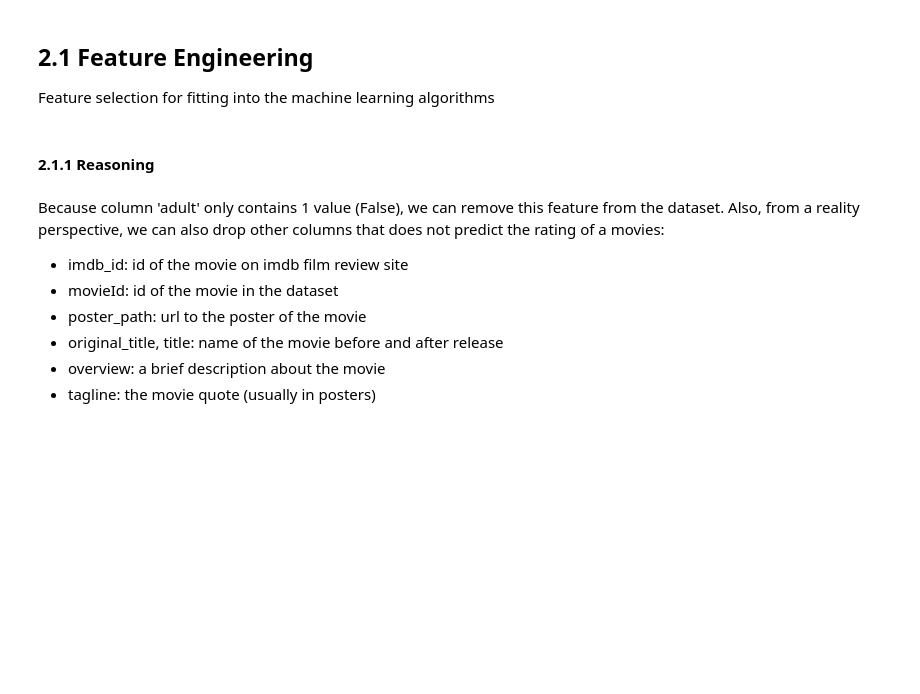
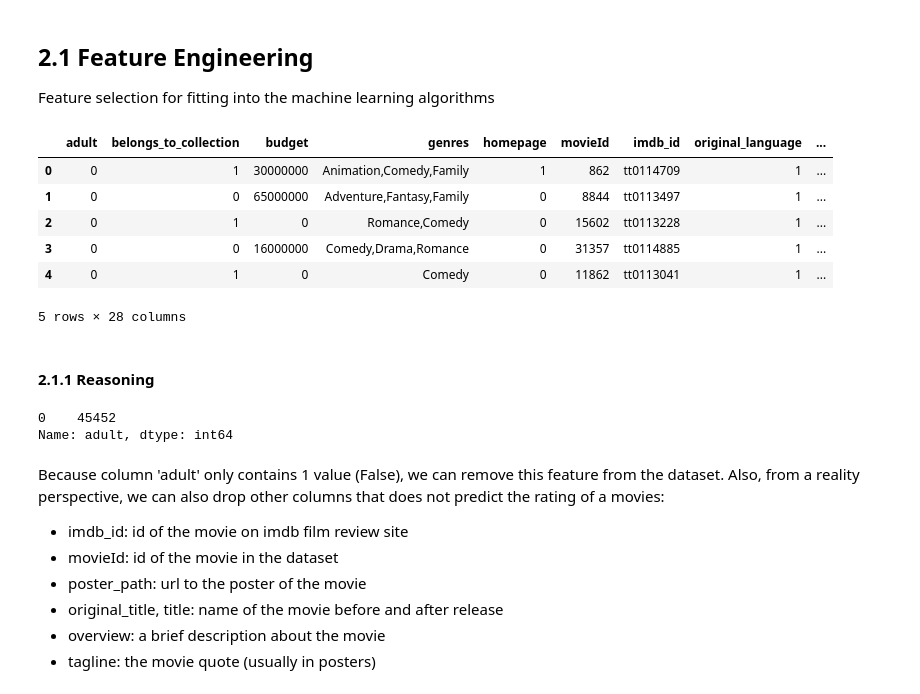
Before and after one commit to s3822042/asm3_pds, a Jupyter notebook: assignment3.ipynb, the cells around one changed output. Cells and saved outputs as stored; diff of their text form; code cells hidden in the pictures; blank space fills up the shorter version.

```diff
--- a/assignment3.ipynb
+++ b/assignment3.ipynb
@@ -454,6 +529,6 @@ df['original_language'].value_counts()
 # %%
-df["original_language"] = np.where(df['original_language'] == "en", 1, 0)
-df['original_language'] = pd.to_numeric(df['original_language'])
+df_updated["original_language"] = np.where(df_updated['original_language'] == "en", 1, 0)
+df_updated['original_language'] = pd.to_numeric(df_updated['original_language'])
 # %% [markdown]
 **production_countries**
 # %%
@@ -461,8 +549,8 @@ df['production_countries'].value_counts()
 # %% [markdown]
 From a real world perspective, we can observe that the US's movie industry is gigantic. From this standpoint, we can set value of 1 for movies that involved the US in the production phase, and 0 for ther others.
 # %%
-df["production_countries"] = np.where(df['production_countries'].str.contains("United States of America"), 1, 0)
-df['production_countries'] = pd.to_numeric(df['production_countries'])
+df_updated["production_countries"] = np.where(df_updated['production_countries'].str.contains("United States of America"), 1, 0)
+df_updated['production_countries'] = pd.to_numeric(df_updated['production_countries'])
 # %% [markdown]
 **genres**
 # %%
@@ -509,8 +612,8 @@ def encode(data, col, max_val):
     data[col + '_cos'] = np.cos(2 * np.pi * data[col]/max_val)
     return data
 # %%
-df['release_date']= pd.to_datetime(df['release_date'])
-df['month'] = df.release_date.dt.month
-df['day'] = df.release_date.dt.dayofyear
+df_updated['release_date']= pd.to_datetime(df_updated['release_date'])
+df_updated['month'] = df_updated.release_date.dt.month
+df_updated['day'] = df_updated.release_date.dt.dayofyear
 
-print(df['day'])
+print(df_updated['day'])
@@ -517,18 +633,29 @@ print(df['day'])
 # %%
-df = encode(df, 'month', 12)
-df = encode(df, 'day', 365)
+df_updated = encode(df_updated, 'month', 12)
+df_updated = encode(df_updated, 'day', 365)
 # drop original unencoded features
-df.drop(['month', 'day', 'release_date'],axis=1,inplace=True)
+df_updated.drop(['month', 'day', 'release_date'],axis=1,inplace=True)
 # %% [markdown]
 ## 2.1 Feature Engineering
 
 Feature selection for fitting into the machine learning algorithms
 # %%
-df.head()
+df_updated.head()
+# %% [output]
+|  | adult | belongs_to_collection | budget | genres | homepage | movieId | imdb_id | original_language | ... |
+| 0 | 0 | 1 | 30000000 | Animation,Comedy,Family | 1 | 862 | tt0114709 | 1 | ... |
+| 1 | 0 | 0 | 65000000 | Adventure,Fantasy,Family | 0 | 8844 | tt0113497 | 1 | ... |
+| 2 | 0 | 1 | 0 | Romance,Comedy | 0 | 15602 | tt0113228 | 1 | ... |
+| 3 | 0 | 0 | 16000000 | Comedy,Drama,Romance | 0 | 31357 | tt0114885 | 1 | ... |
+| 4 | 0 | 1 | 0 | Comedy | 0 | 11862 | tt0113041 | 1 | ... |
+5 rows × 28 columns
 # %% [markdown]
 #### 2.1.1 Reasoning
 # %%
-df['adult'].value_counts()
+df_updated['adult'].value_counts()
+# %% [output]
+0    45452
+Name: adult, dtype: int64
 # %% [markdown]
 Because column 'adult' only contains 1 value (False), we can remove this feature from the dataset. Also, from a reality perspective, we can also drop other columns that does not predict the rating of a movies:
 - imdb_id: id of the movie on imdb film review site
```
Also changed, not shown: parts of 45 cells of this notebook, 2 other files.
